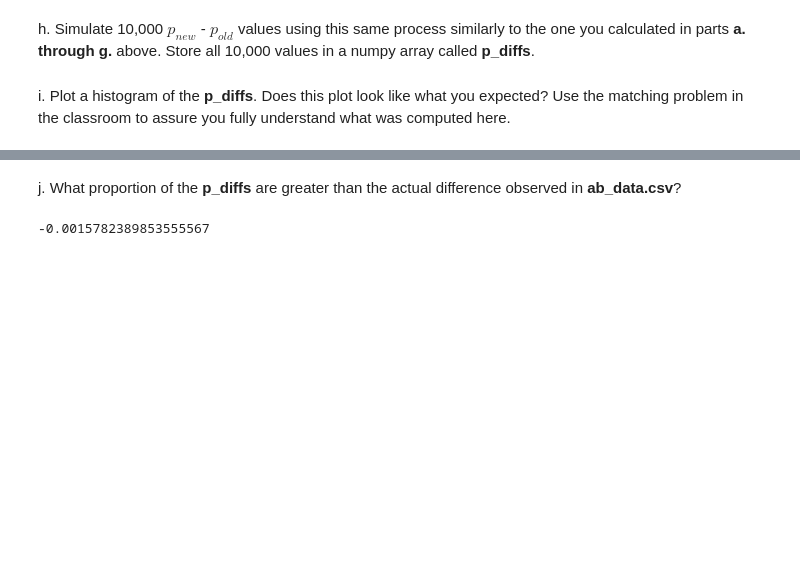
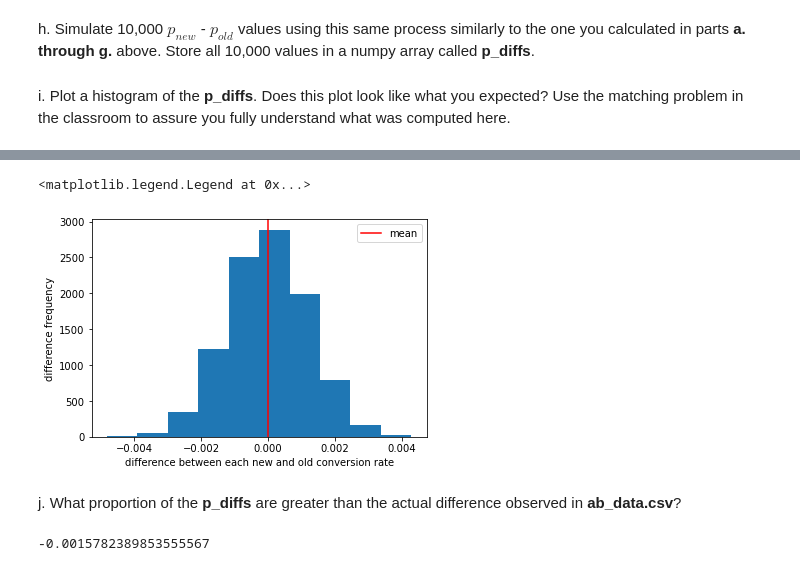
Before and after one commit to hagerElsehaimy/ABTestResults, a Jupyter notebook: Analyze_ab_test_results_notebook.ipynb, the cells around one changed output, grey strips where cells are left out. Saved outputs shown, nothing was run; the diff lists cells and outputs as text; code cells hidden in the pictures; blank space fills up the shorter version.

```diff
--- a/Analyze_ab_test_results_notebook.ipynb
+++ b/Analyze_ab_test_results_notebook.ipynb
@@ -272,3 +286,13 @@ Text(0, 0.5, 'difference frequency')
+# %%
+#plot line for observed statistics
+plt.hist(p_diffs)
+plt.xlabel('difference between each new and old conversion rate')
+plt.ylabel('difference frequency')
+plt.axvline(p_diffs.mean(), color='r', label='mean')
+plt.legend()
+# %% [output]
+<matplotlib.legend.Legend at 0x...>
+[figure, added]
 # %% [markdown]
 j. What proportion of the **p_diffs** are greater than the actual difference observed in **ab_data.csv**?
 # %%
```
Also changed, not shown: parts of 10 cells of this notebook.
